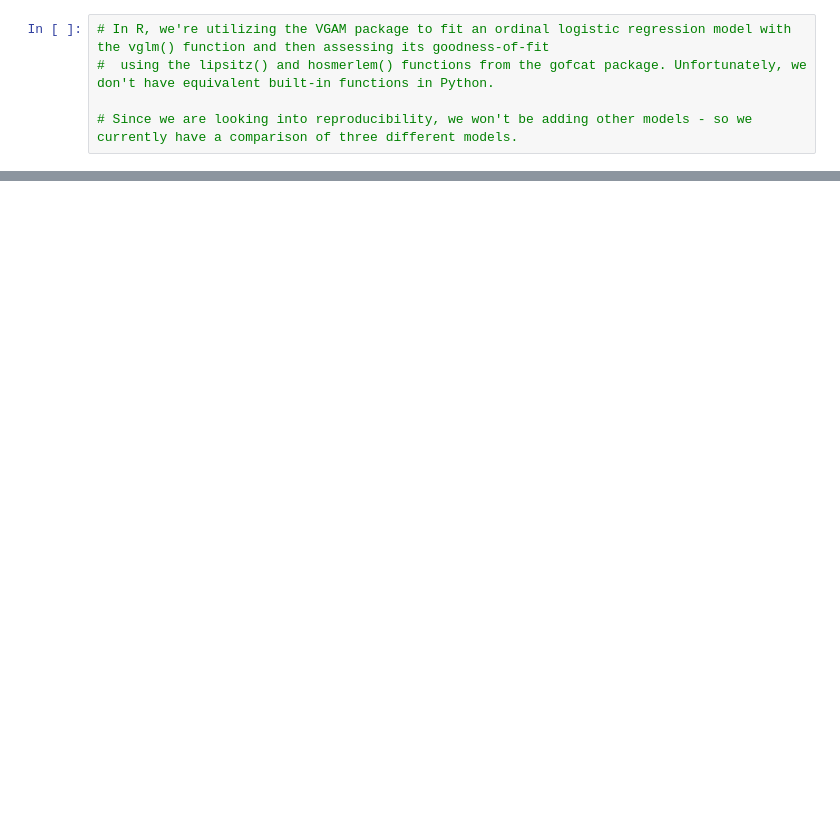
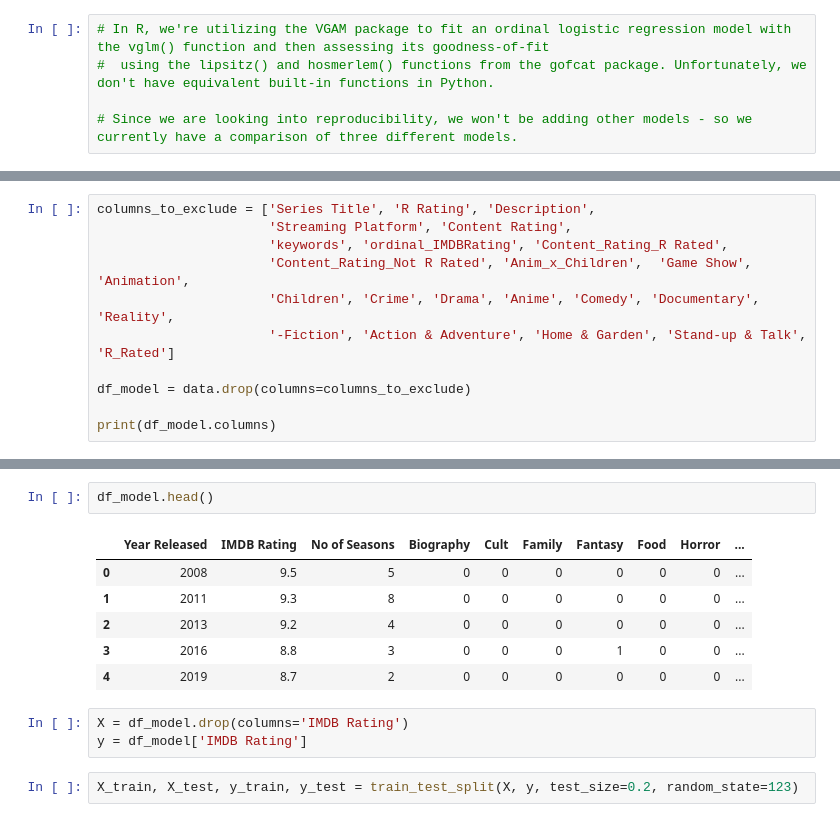
Before and after one commit to ayeti82/Reproducible-Research-Project, a Jupyter notebook: Updated Script - Python.ipynb, the cells around one changed output, grey strips where cells are left out. Cells and saved outputs as stored; diff of their text form; blank space fills up the shorter version.

```diff
--- a/Updated Script - Python.ipynb
+++ b/Updated Script - Python.ipynb
@@ -669,0 +697,11 @@ BIC cont_ratio: 24215.47234009707
+# %%
+columns_to_exclude = ['Series Title', 'R Rating', 'Description',
+                      'Streaming Platform', 'Content Rating',
+                      'keywords', 'ordinal_IMDBRating', 'Content_Rating_R Rated',
+                      'Content_Rating_Not R Rated', 'Anim_x_Children',  'Game Show', 'Animation',
+                      'Children', 'Crime', 'Drama', 'Anime', 'Comedy', 'Documentary', 'Reality',
+                      '-Fiction', 'Action & Adventure', 'Home & Garden', 'Stand-up & Talk', 'R_Rated']
+
+df_model = data.drop(columns=columns_to_exclude)
+
+print(df_model.columns)
@@ -669,0 +719,14 @@ BIC cont_ratio: 24215.47234009707
+# %%
+df_model.head()
+# %% [output]
+|  | Year Released | IMDB Rating | No of Seasons | Biography | Cult | Family | Fantasy | Food | Horror | ... |
+| 0 | 2008 | 9.5 | 5 | 0 | 0 | 0 | 0 | 0 | 0 | ... |
+| 1 | 2011 | 9.3 | 8 | 0 | 0 | 0 | 0 | 0 | 0 | ... |
+| 2 | 2013 | 9.2 | 4 | 0 | 0 | 0 | 0 | 0 | 0 | ... |
+| 3 | 2016 | 8.8 | 3 | 0 | 0 | 0 | 1 | 0 | 0 | ... |
+| 4 | 2019 | 8.7 | 2 | 0 | 0 | 0 | 0 | 0 | 0 | ... |
+# %%
+X = df_model.drop(columns='IMDB Rating')
+y = df_model['IMDB Rating']
+# %%
+X_train, X_test, y_train, y_test = train_test_split(X, y, test_size=0.2, random_state=123)
```
Also changed, not shown: parts of 24 cells of this notebook.
